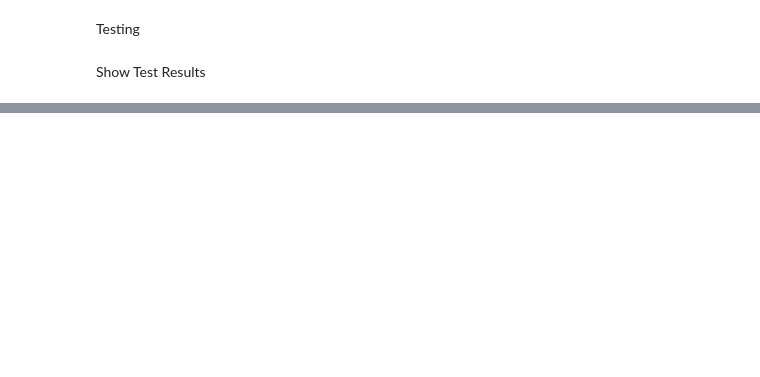
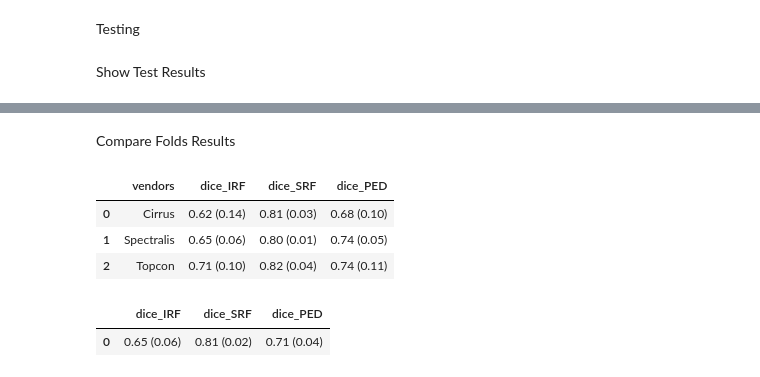
Before and after one commit to davidterroso/D, a Jupyter notebook: unet_vertical.ipynb, the cells around one changed output, grey strips where cells are left out. Saved outputs shown, nothing was run; the diff lists cells and outputs as text; code cells hidden in the pictures; blank space fills up the shorter version.

Commit message:
iteration 16 comparison results

```diff
--- a/unet_vertical.ipynb
+++ b/unet_vertical.ipynb
@@ -1983,3 +1983,5 @@ vendor_df
 | 0 | Cirrus | 0.6211356310427468 (0.19327094639... | 0.7981235697990706 (0.13729811432... | 0.5851457834121634 (0.29447514860... |
 | 1 | Spectralis | 0.6786608653592652 (0.23183656521... | 0.8035217878910211 (0.21187085488... | 0.6662307959752825 (0.22876532775... |
 | 2 | Topcon | 0.6065834825532836 (0.19703261465... | 0.56821055690179 (0.2170761174165... | 0.5271282546588631 (0.20177095011... |
+# %% [markdown]
+Compare Folds Results
@@ -1985,0 +1992,18 @@ vendor_df
+# %%
+from pandas import read_csv
+
+vendor_df = read_csv("results\\Iteration16_vendors_results_resized.csv")
+vendor_df
+# %% [output]
+|  | vendors | dice_IRF | dice_SRF | dice_PED |
+| 0 | Cirrus | 0.62 (0.14) | 0.81 (0.03) | 0.68 (0.10) |
+| 1 | Spectralis | 0.65 (0.06) | 0.80 (0.01) | 0.74 (0.05) |
+| 2 | Topcon | 0.71 (0.10) | 0.82 (0.04) | 0.74 (0.11) |
+# %%
+from pandas import read_csv
+
+class_df = read_csv("results\\Iteration16_classes_results_resized.csv")
+class_df
+# %% [output]
+|  | dice_IRF | dice_SRF | dice_PED |
+| 0 | 0.65 (0.06) | 0.81 (0.02) | 0.71 (0.04) |
```
Also changed, not shown: parts of 1 cell of this notebook, 4 other files.
